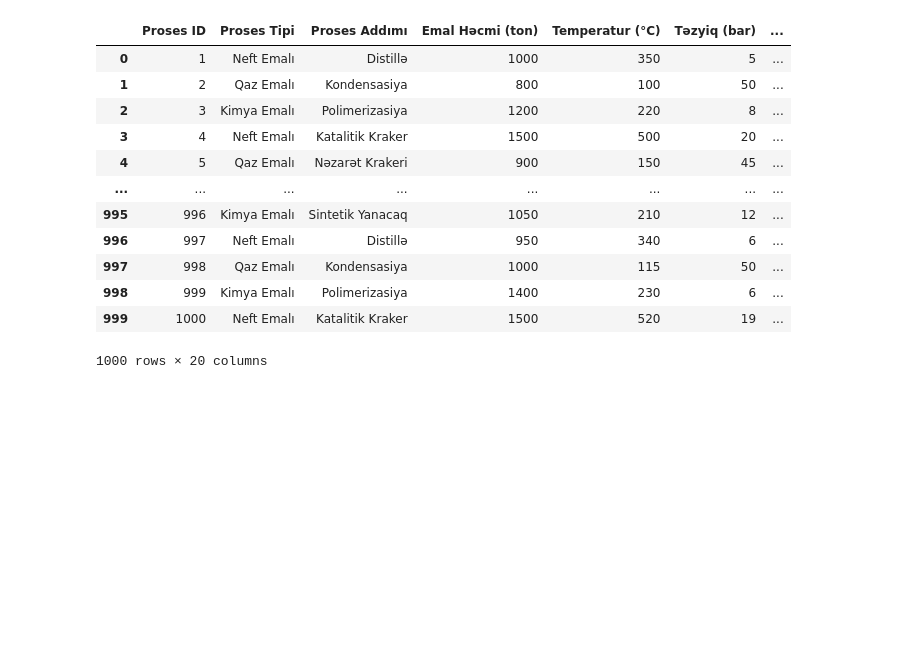
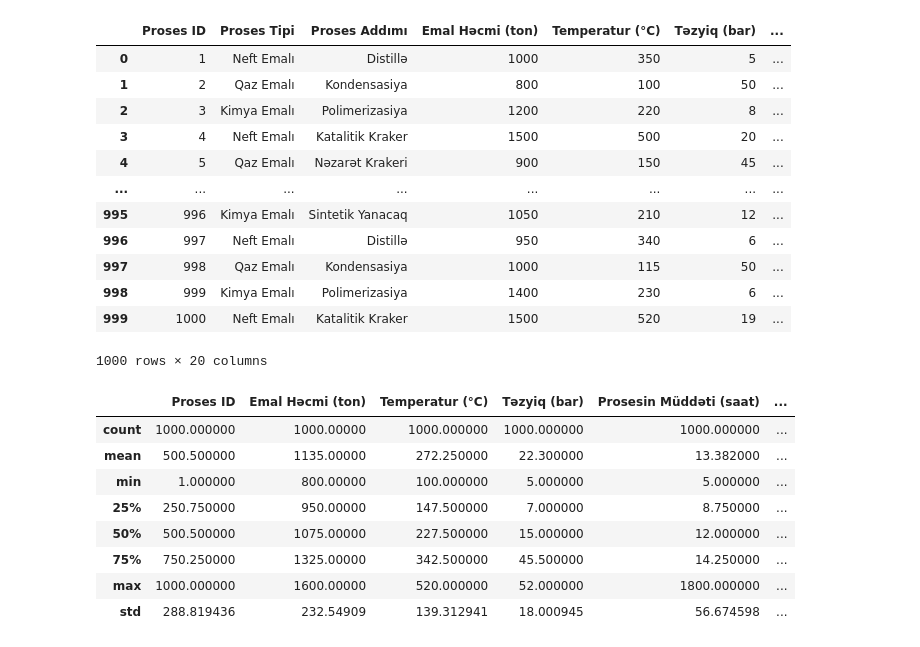
Before and after one commit to interview-tasks/ProcessAnalyst, a Jupyter notebook: analyse.ipynb, the cells around one changed output. Cells and saved outputs as stored; diff of their text form; code cells hidden in the pictures; blank space fills up the shorter version.

```diff
--- a/analyse.ipynb
+++ b/analyse.ipynb
@@ -17,3 +27,15 @@ df
 | 998 | 999 | Kimya Emalı | Polimerizasiya | 1400 | 230 | 6 | ... |
 | 999 | 1000 | Neft Emalı | Katalitik Kraker | 1500 | 520 | 19 | ... |
 1000 rows × 20 columns
+# %%
+df.describe()
+# %% [output]
+|  | Proses ID | Emal Həcmi (ton) | Temperatur (°C) | Təzyiq (bar) | Prosesin Müddəti (saat) | ... |
+| count | 1000.000000 | 1000.00000 | 1000.000000 | 1000.000000 | 1000.000000 | ... |
+| mean | 500.500000 | 1135.00000 | 272.250000 | 22.300000 | 13.382000 | ... |
+| min | 1.000000 | 800.00000 | 100.000000 | 5.000000 | 5.000000 | ... |
+| 25% | 250.750000 | 950.00000 | 147.500000 | 7.000000 | 8.750000 | ... |
+| 50% | 500.500000 | 1075.00000 | 227.500000 | 15.000000 | 12.000000 | ... |
+| 75% | 750.250000 | 1325.00000 | 342.500000 | 45.500000 | 14.250000 | ... |
+| max | 1000.000000 | 1600.00000 | 520.000000 | 52.000000 | 1800.000000 | ... |
+| std | 288.819436 | 232.54909 | 139.312941 | 18.000945 | 56.674598 | ... |
```
Also changed, not shown: parts of 3 cells of this notebook, 1 other file.
